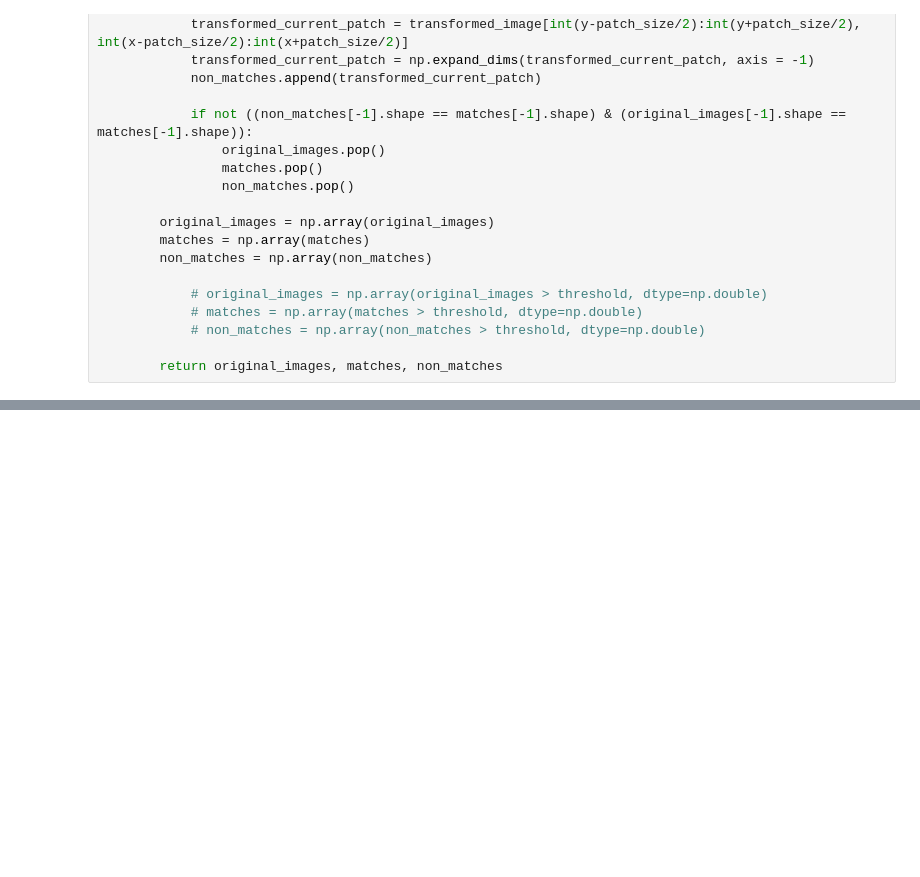
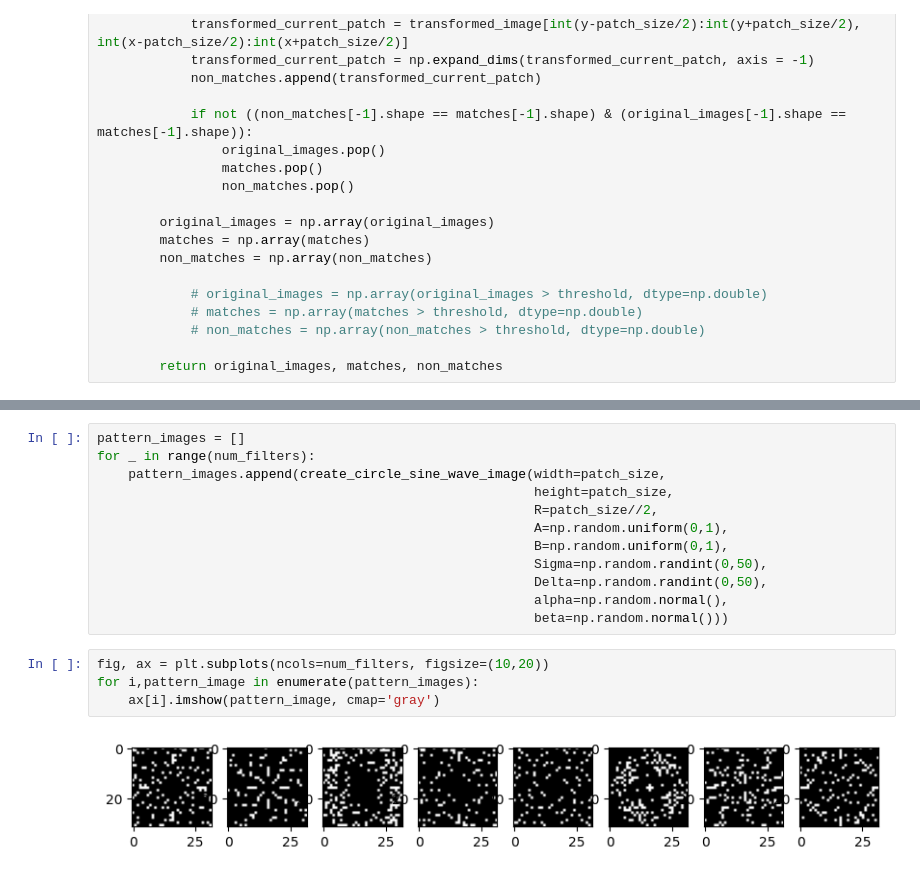
Before and after one commit to bas-bhai-account-khol-de/FlamImageTracking, a Jupyter notebook: get_filters.ipynb, the cells around one changed output, grey strips where cells are left out. Saved outputs shown, nothing was run; the diff lists cells and outputs as text; blank space fills up the shorter version.

```diff
--- a/get_filters.ipynb
+++ b/get_filters.ipynb
@@ -495,0 +299,18 @@ Error:
+# %%
+pattern_images = []
+for _ in range(num_filters):
+    pattern_images.append(create_circle_sine_wave_image(width=patch_size,
+                                                        height=patch_size,
+                                                        R=patch_size//2,
+                                                        A=np.random.uniform(0,1),
+                                                        B=np.random.uniform(0,1),
+                                                        Sigma=np.random.randint(0,50),
+                                                        Delta=np.random.randint(0,50),
+                                                        alpha=np.random.normal(),
+                                                        beta=np.random.normal()))
+# %%
+fig, ax = plt.subplots(ncols=num_filters, figsize=(10,20))
+for i,pattern_image in enumerate(pattern_images):
+    ax[i].imshow(pattern_image, cmap='gray')
+# %% [output]
+[figure, added]
```
Also changed, not shown: parts of 27 cells of this notebook, 1 other file.
